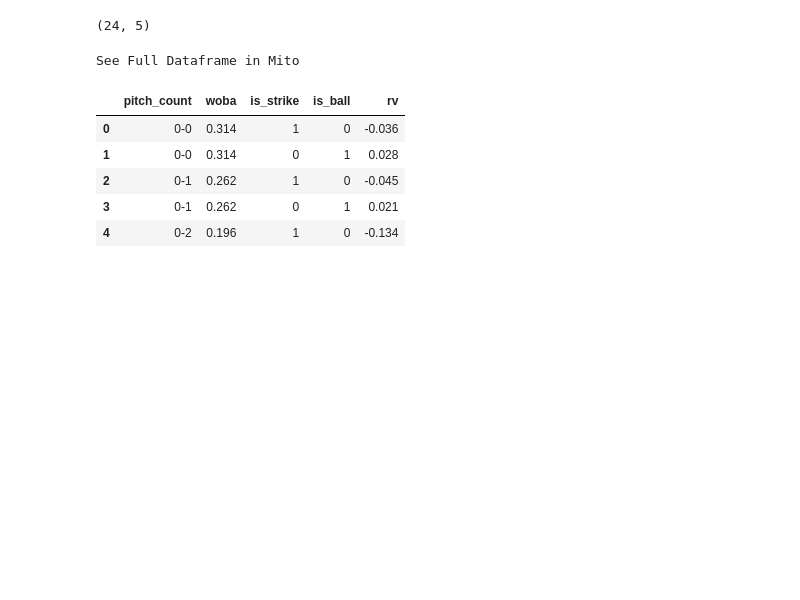
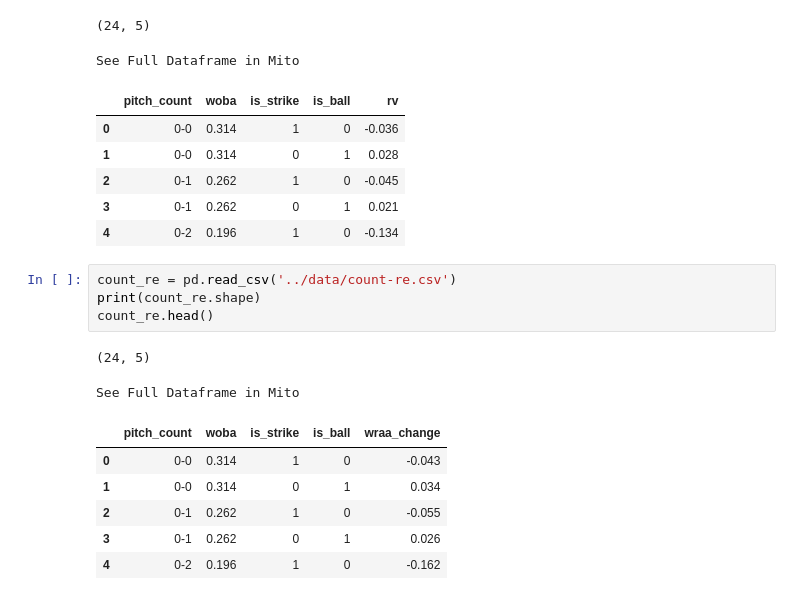
Before and after one commit to anthonyzurke/pitch-model, a Jupyter notebook: notebooks/cleaning-model.ipynb, the cells around one changed output. Saved outputs shown, nothing was run; the diff lists cells and outputs as text; blank space fills up the shorter version.

```diff
--- a/notebooks/cleaning-model.ipynb
+++ b/notebooks/cleaning-model.ipynb
@@ -106,6 +106,19 @@ See Full Dataframe in Mito
 | 2 | 0-1 | 0.262 | 1 | 0 | -0.045 |
 | 3 | 0-1 | 0.262 | 0 | 1 | 0.021 |
 | 4 | 0-2 | 0.196 | 1 | 0 | -0.134 |
+# %%
+count_re = pd.read_csv('../data/count-re.csv')
+print(count_re.shape)
+count_re.head()
+# %% [output]
+(24, 5)
+See Full Dataframe in Mito
+|  | pitch_count | woba | is_strike | is_ball | wraa_change |
+| 0 | 0-0 | 0.314 | 1 | 0 | -0.043 |
+| 1 | 0-0 | 0.314 | 0 | 1 | 0.034 |
+| 2 | 0-1 | 0.262 | 1 | 0 | -0.055 |
+| 3 | 0-1 | 0.262 | 0 | 1 | 0.026 |
+| 4 | 0-2 | 0.196 | 1 | 0 | -0.162 |
 # %%
 # Add RV to model-data.csv
 
```
Also changed, not shown: parts of 13 cells of this notebook, 2 other files.
